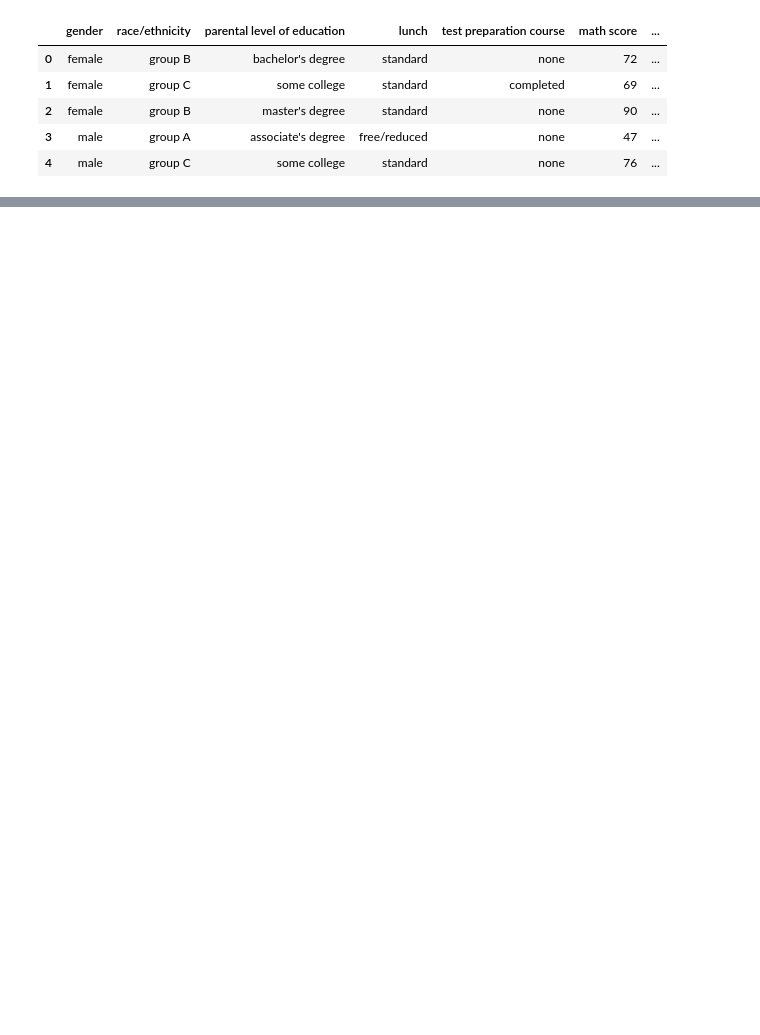
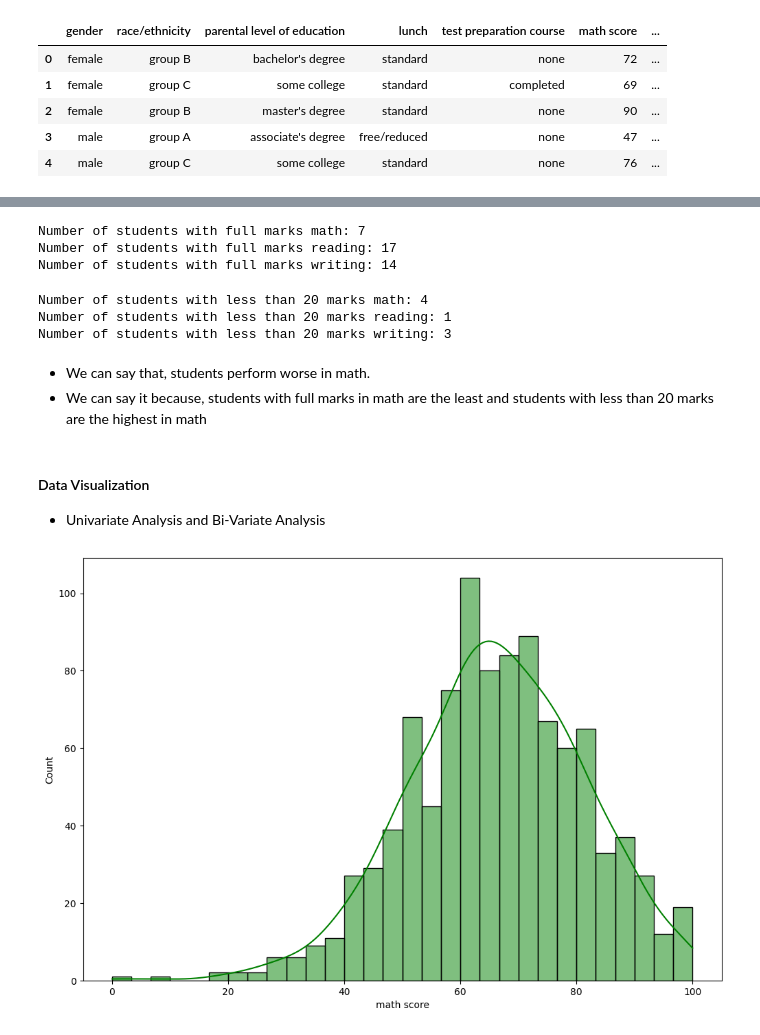
Before and after one commit to therealabhishek/mlproject_endtoend, a Jupyter notebook: src/notebook/eda.ipynb, the cells around one changed output, grey strips where cells are left out. Saved outputs shown, nothing was run; the diff lists cells and outputs as text; code cells hidden in the pictures; blank space fills up the shorter version.

Commit message:
data transformation component completed

```diff
--- a/src/notebook/eda.ipynb
+++ b/src/notebook/eda.ipynb
@@ -28,0 +193,11 @@ df.head()
+# %%
+# The adding of columns and average is calculated in done, so that if we want, we can predict the total and average as well
+# using our machine learning regression model.
+
+df['total_score'] = df['math score'] + df['reading score'] + df['writing score']
+df['average'] = df['total_score']/3
+
+# checking if the required columns have been added
+df.head()
+
+# the required scores have been added.
@@ -28,0 +211,43 @@ df.head()
+# %%
+# Checking the number of students getting full marks in each of the subjects:
+writing_full = df[df['writing score'] == 100]['average'].count()
+reading_full = df[df['reading score'] == 100]['average'].count()
+math_full = df[df['math score'] == 100]['average'].count()
+
+print('Number of students with full marks math:',math_full)
+print('Number of students with full marks reading:',reading_full)
+print('Number of students with full marks writing:',writing_full)
+# %% [output]
+Number of students with full marks math: 7
+Number of students with full marks reading: 17
+Number of students with full marks writing: 14
+# %%
+# Checking the number of students getting less than 20 marks in each of the subjects:
+reading_less_20 = df[df['reading score'] <= 20]['average'].count()
+writing_less_20 = df[df['writing score'] <= 20]['average'].count()
+math_less_20 = df[df['math score'] <= 20]['average'].count()
+
+
+print('Number of students with less than 20 marks math:',math_less_20)
+print('Number of students with less than 20 marks reading:',reading_less_20)
+print('Number of students with less than 20 marks writing:',writing_less_20)
+# %% [output]
+Number of students with less than 20 marks math: 4
+Number of students with less than 20 marks reading: 1
+Number of students with less than 20 marks writing: 3
+# %% [markdown]
+- We can say that, students perform worse in math.
+- We can say it because, students with full marks in math are the least and students with less than 20 marks are the highest in math
+# %% [markdown]
+#### Data Visualization
+
+- Univariate Analysis and Bi-Variate Analysis
+# %%
+# As we will be predicting the math score, we will first check the distribution of that variable.
+# Also, we shall check, whether each of the categorical variables has any impact on the math score variable.
+
+plt.figure(figsize=(12,8))
+sns.histplot(data=df,x='math score',bins=30,kde=True,color='g')
+plt.show()
+# %% [output]
+[figure, added]
```
Also changed, not shown: parts of 38 cells of this notebook, 4 other files.
